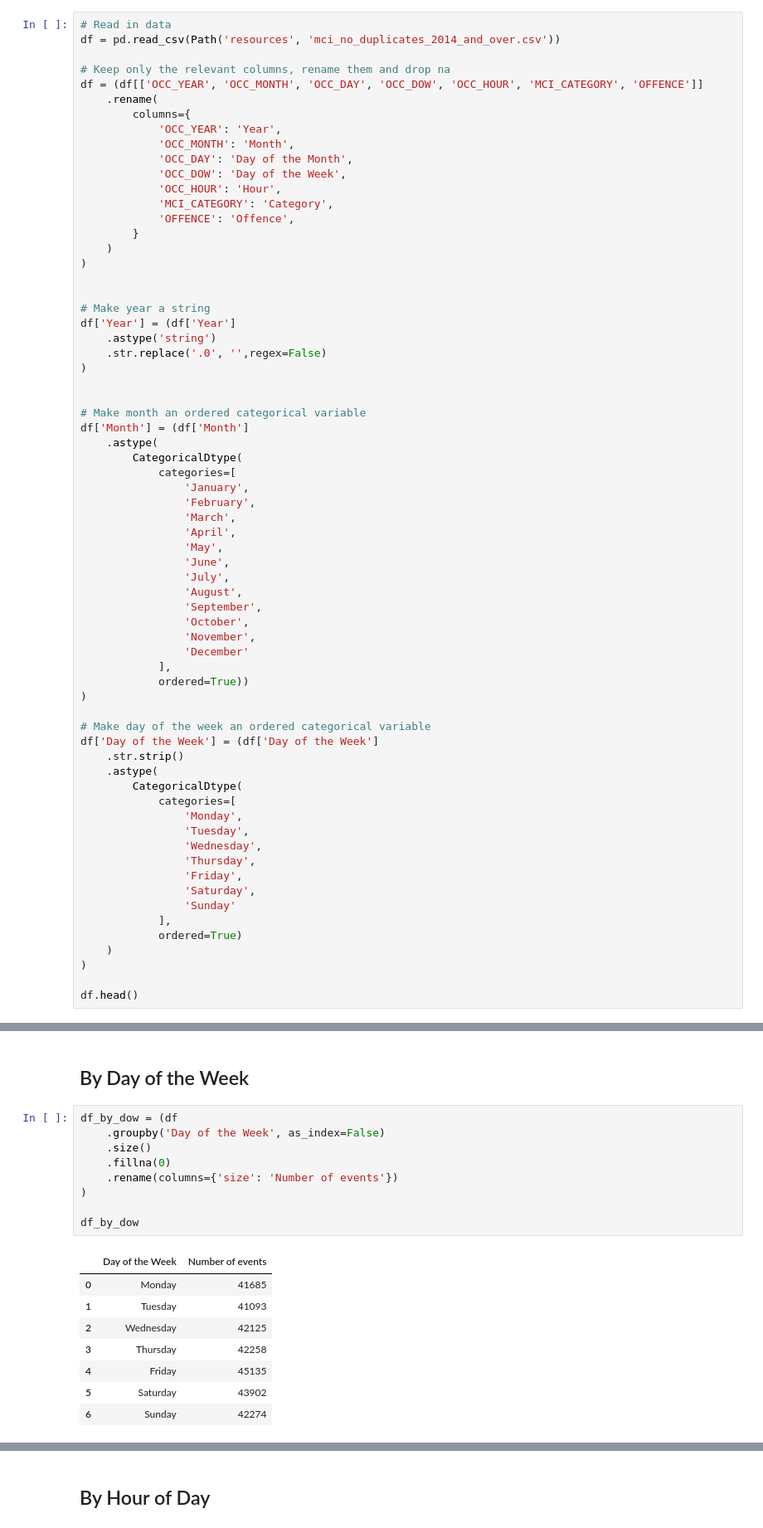
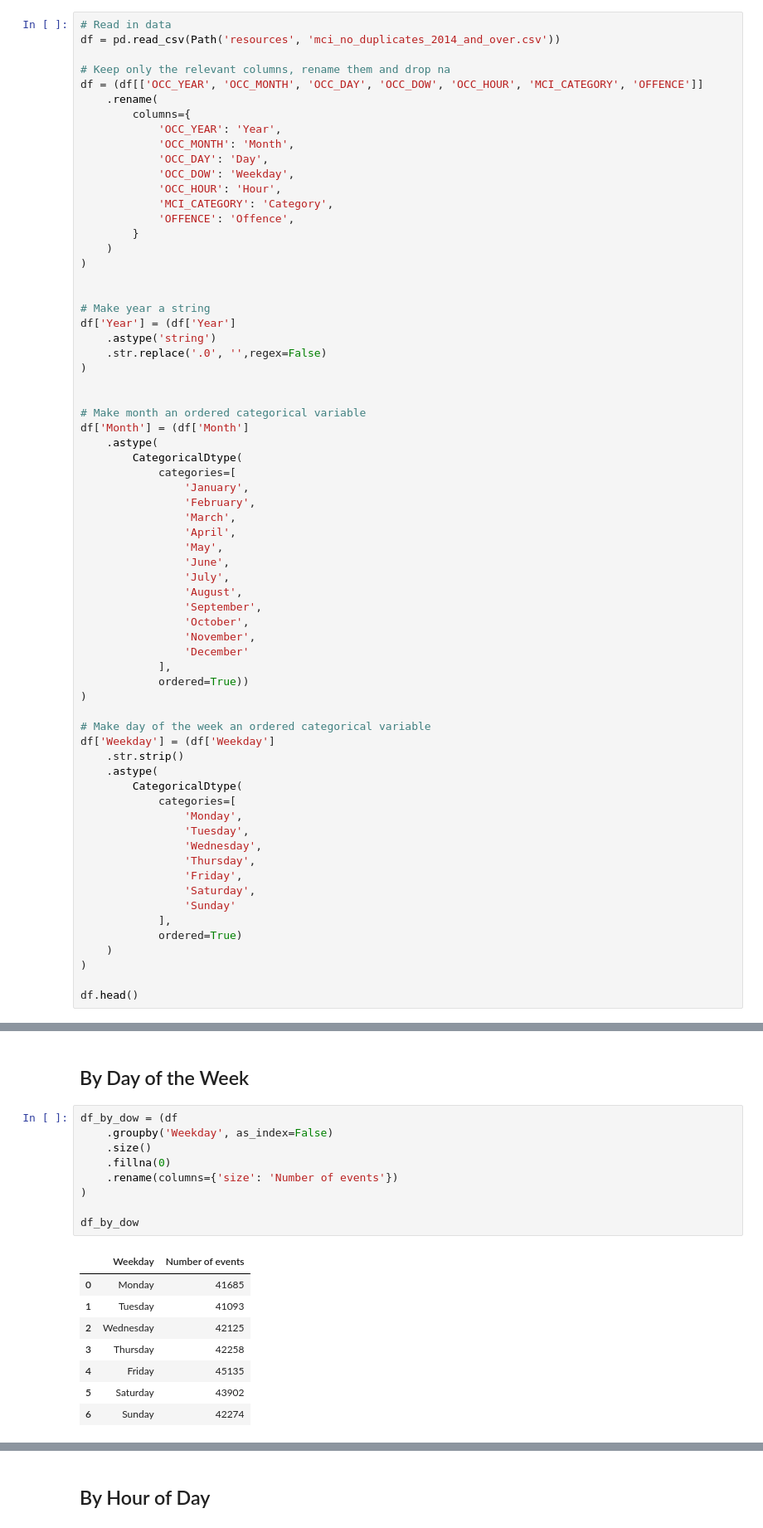
Before and after one commit to fannysigouin/project1, a Jupyter notebook: q2_peak_times.ipynb, the cells around one changed output, grey strips where cells are left out. Shown at 83% size. Cells and saved outputs as stored; diff of their text form.

```diff
--- a/q2_peak_times.ipynb
+++ b/q2_peak_times.ipynb
@@ -40,8 +46,8 @@ df = (df[['OCC_YEAR', 'OCC_MONTH', 'OCC_DAY', 'OCC_DOW', 'OCC_HOUR', 'MCI_CATEGO
         columns={
             'OCC_YEAR': 'Year',
             'OCC_MONTH': 'Month',
-            'OCC_DAY': 'Day of the Month',
-            'OCC_DOW': 'Day of the Week',
+            'OCC_DAY': 'Day',
+            'OCC_DOW': 'Weekday',
             'OCC_HOUR': 'Hour',
             'MCI_CATEGORY': 'Category',
             'OFFENCE': 'Offence',
@@ -79,7 +85,7 @@ df['Month'] = (df['Month']
 )
 
 # Make day of the week an ordered categorical variable
-df['Day of the Week'] = (df['Day of the Week']
+df['Weekday'] = (df['Weekday']
     .str.strip()
     .astype(
         CategoricalDtype(
@@ -315,15 +383,15 @@ plt.show()
 ## By Day of the Week
 # %%
 df_by_dow = (df
-    .groupby('Day of the Week', as_index=False)
+    .groupby('Weekday', as_index=False)
     .size()
     .fillna(0)
     .rename(columns={'size': 'Number of events'})
 )
 
 df_by_dow
 # %% [output]
-|  | Day of the Week | Number of events |
+|  | Weekday | Number of events |
 | 0 | Monday | 41685 |
 | 1 | Tuesday | 41093 |
 | 2 | Wednesday | 42125 |
```
Also changed, not shown: parts of 26 cells of this notebook.
